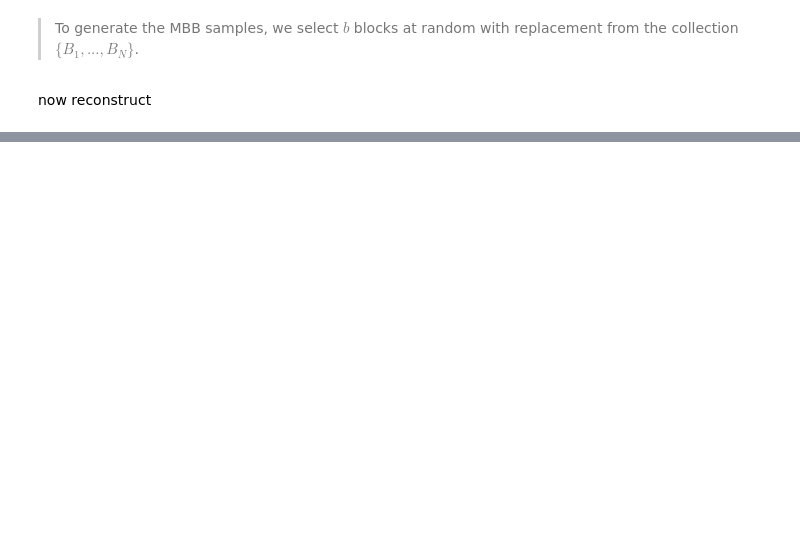
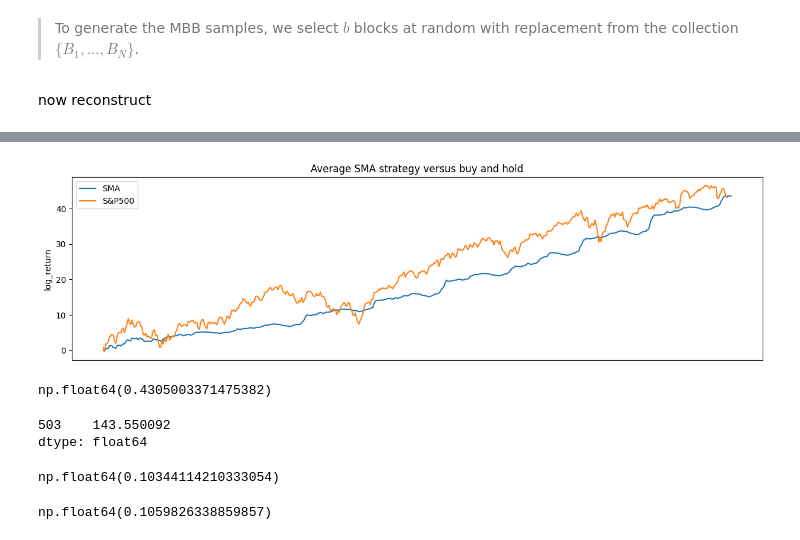
Before and after one commit to Oliver-De-Fusco/6CAP-TA-Code, a Jupyter notebook: bootstrapping.ipynb, the cells around one changed output, grey strips where cells are left out. Saved outputs shown, nothing was run; the diff lists cells and outputs as text; code cells hidden in the pictures; blank space fills up the shorter version.

```diff
--- a/bootstrapping.ipynb
+++ b/bootstrapping.ipynb
@@ -116,0 +139,13 @@ sns.lineplot(long)
+# %%
+equity_data = pd.DataFrame([],columns=boot_df.columns,index=boot_df.index)
+trades = []
+
+for boot_sim in boot_df:
+
+    sim_data = create_sma(boot_df[boot_sim])
+
+    equity_data[boot_sim] = equity_data[boot_sim].where(sim_data["short"] > sim_data["long"], 1) * sim_data["price"]
+    trades.append(equity_data[boot_sim].where(sim_data["short"] > sim_data["long"], 1).sum())
+    # equity_data[boot_sim] = equity_data[boot_sim].where(sim_data["short"] < sim_data["long"],-1)
+
+equity_data = equity_data.ffill()
@@ -116,0 +156,11 @@ sns.lineplot(long)
+# %%
+fig, ax = plt.subplots(figsize=(15,4))
+
+sns.lineplot((equity_data.mean(axis=1)-100), dashes=False, label="SMA")
+sns.lineplot((data["log_return"].cumsum()*100), dashes=False, label="S&P500").set_title("Average SMA strategy versus buy and hold")
+
+# ax.set_xlim(0, len(data))
+ax.get_xaxis().set_visible(False)
+# ax.get_yaxis().set_visible(False)
+# %% [output]
+[figure, added]
@@ -116,0 +169,17 @@ sns.lineplot(long)
+# %%
+data["log_return"].sum()
+# %% [output]
+np.float64(0.4305003371475382)
+# %%
+equity_data[-1:].mean(axis=1)
+# %% [output]
+503    143.550092
+dtype: float64
+# %%
+(equity_data.mean() / equity_data.std()).mean() / 100
+# %% [output]
+np.float64(0.10344114210333054)
+# %%
+data["log_return"].mean() / data["log_return"].std()
+# %% [output]
+np.float64(0.1059826338859857)
```
Also changed, not shown: parts of 13 cells of this notebook, 2 other files.
